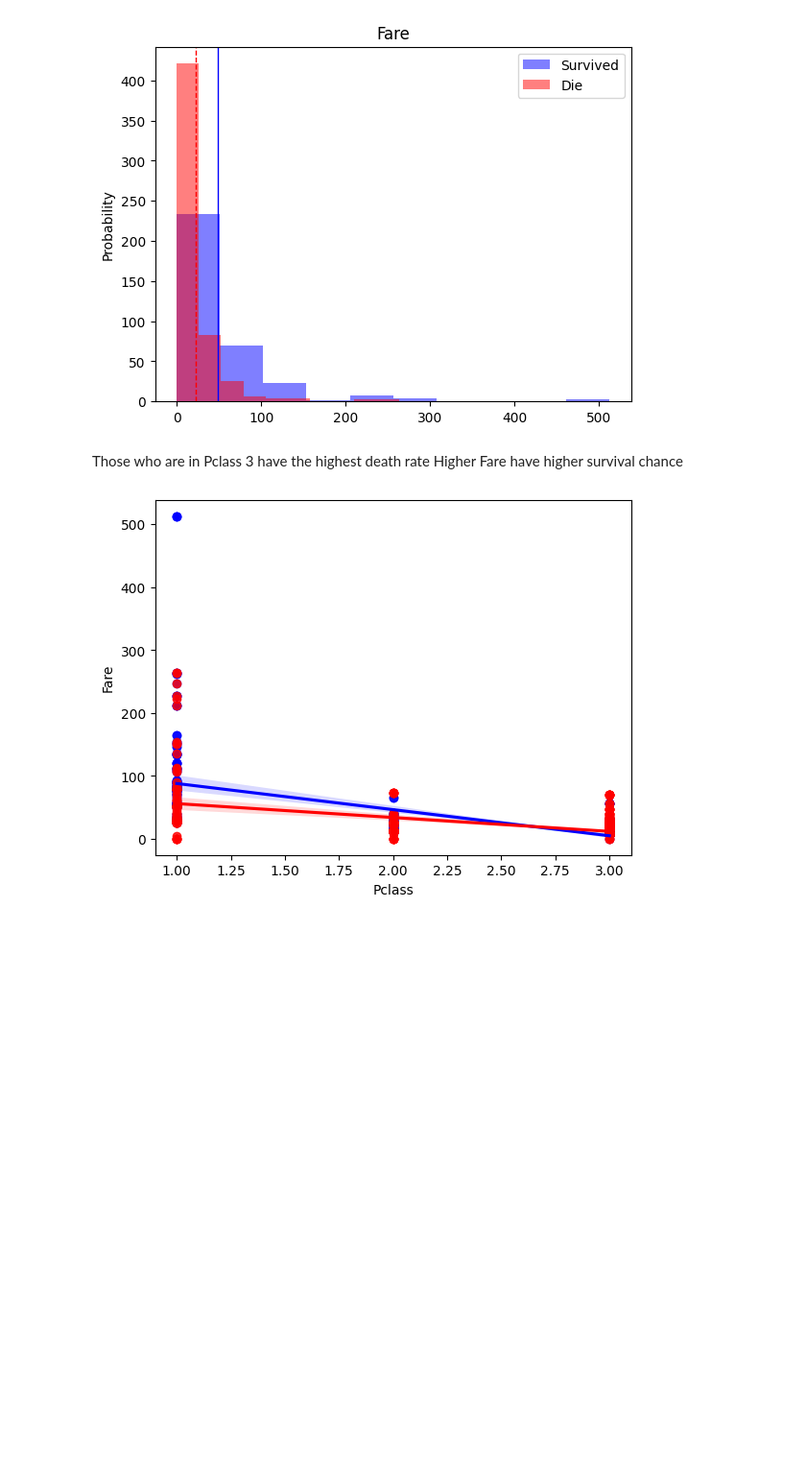
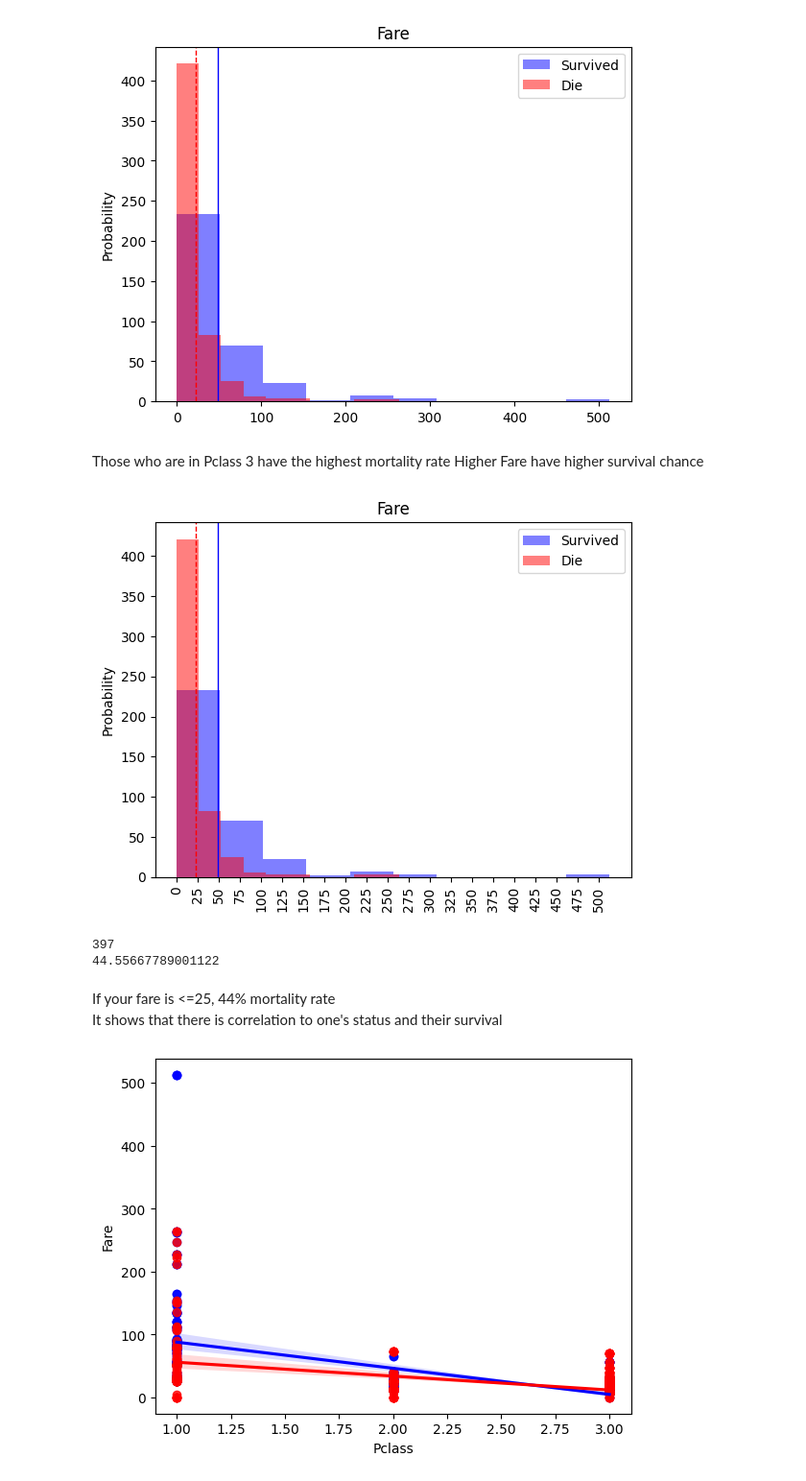
Before and after one commit to samillano-jk/Data_analysis_Projects_scripsts_notebooks, a Jupyter notebook: titanic-eda.ipynb, the cells around one changed output. Shown at 96% size. Saved outputs shown, nothing was run; the diff lists cells and outputs as text; code cells hidden in the pictures; blank space fills up the shorter version.

Commit message:
Kaggle Notebook | Titanic_EDA | Version 19

```diff
--- a/titanic-eda.ipynb
+++ b/titanic-eda.ipynb
@@ -172,8 +172,39 @@ for col in titanic_num.columns[2:]:
 [figure]
 [figure]
 # %% [markdown]
-Those who are in Pclass 3 have the highest death rate
+Those who are in Pclass 3 have the highest mortality rate
 Higher Fare have higher survival chance
+# %%
+plt.hist(titanic_num[titanic_num.Survived==1]["Fare"], color="blue", alpha=.5, label="Survived")
+plt.hist(titanic_num[titanic_num.Survived==0]["Fare"], color="red", alpha=.5, label="Die")
+
+median_survived = titanic_num[titanic_num.Survived==1][col].mean()
+median_died = titanic_num[titanic_num.Survived==0][col].mean()
+
+# Draw vertical lines for medians
+plt.axvline(median_survived, color='blue', linestyle='solid', linewidth=1)
+plt.axvline(median_died, color='red', linestyle='dashed', linewidth=1)
+
+plt.xticks(np.arange(0, max(titanic["Fare"]), 25), rotation="vertical")
+
+plt.title("Fare")
+plt.ylabel("Probability")
+plt.legend()
+plt.show()
+# %% [output]
+[figure, added]
+# %%
+death_less_eq_25 = titanic_num.loc[(titanic_num.Survived==0)  &  (titanic.Fare<=25), "Fare"].count()
+death_rate = death_less_eq_25/titanic_num["Fare"].count()
+print(death_less_eq_25)
+print(death_rate*100)
+# %% [output]
+397
+44.55667789001122
+# %% [markdown]
+If your fare is <=25, 44% mortality rate
+<br>
+It shows that there is correlation to one's status and their survival
 # %%
 survived_num = titanic_num.loc[titanic_num["Survived"]==1, :]
 died_num = titanic_num.loc[titanic_num["Survived"]==0, :]
```
Also changed, not shown: parts of 1 cell of this notebook.
